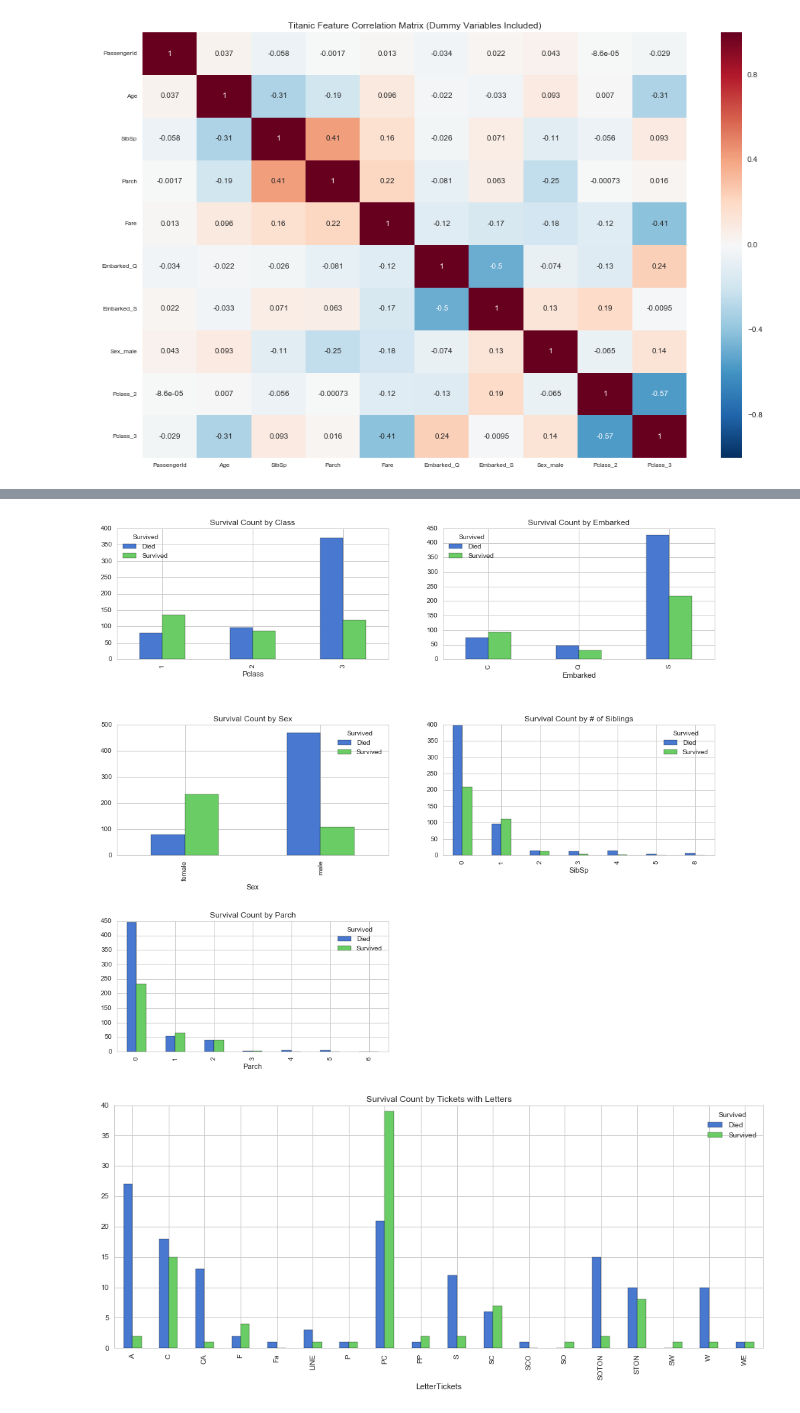
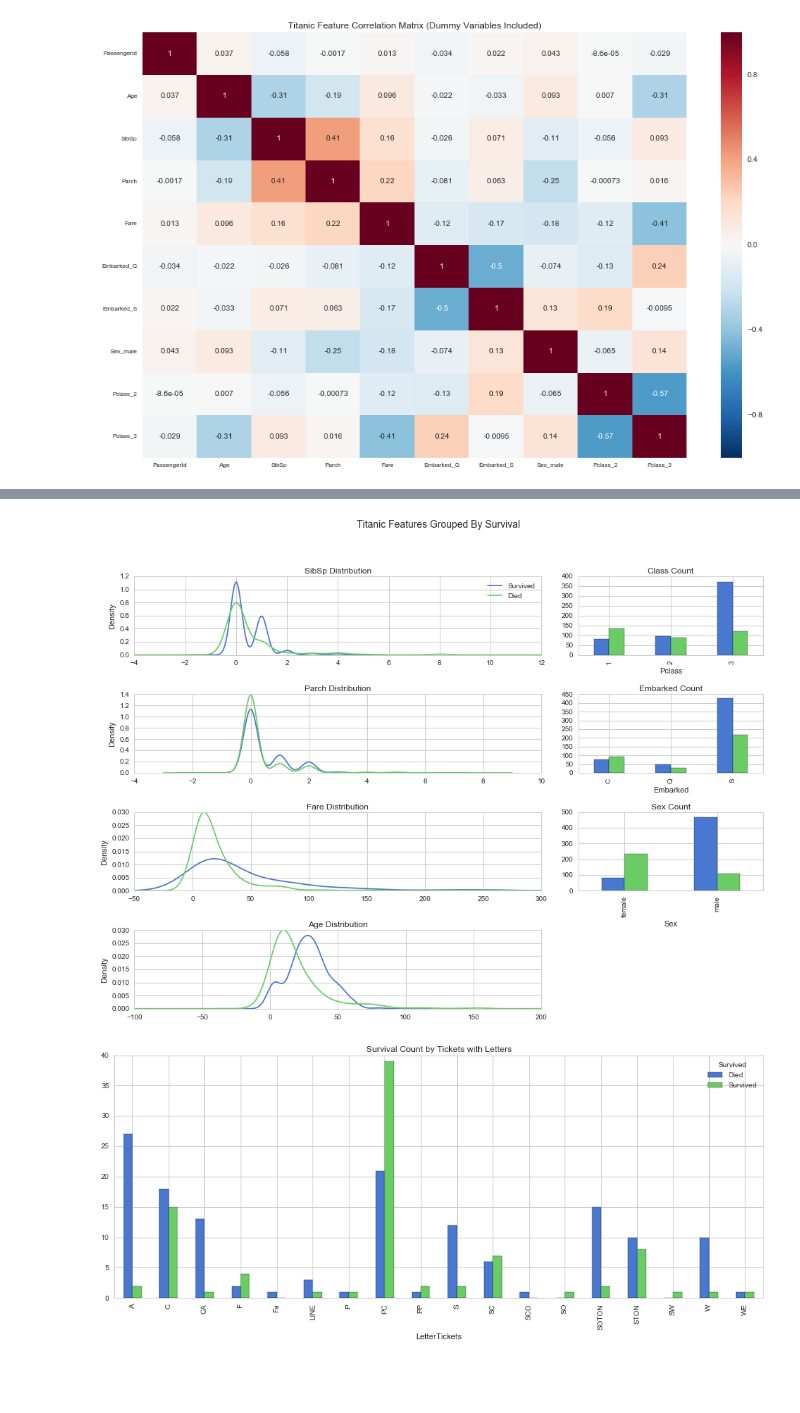
Before and after one commit to bljustice/kaggle, a Jupyter notebook: titanic/titanic_eda.ipynb, the cells around one changed output, grey strips where cells are left out. Drawn from its saved outputs; the diff is of its cells as text; code cells hidden in the pictures; blank space fills up the shorter version.

Commit message:
Updated default bivariate plots to be in one subgrid

```diff
--- a/titanic/titanic_eda.ipynb
+++ b/titanic/titanic_eda.ipynb
@@ -175,24 +162,50 @@ ax2.set_title('Survival by Age Density');
-# %%
-f, ((ax1, ax2), (ax3, ax4), (ax5, ax6)) = plt.subplots(nrows=3, ncols=2, sharex=False, sharey=False, figsize=(16, 14))
-train_df.groupby(['Survived', 'Pclass']).count().unstack('Survived').PassengerId.plot(kind='bar',
-                                                                                      ax=ax1,
-                                                                                      title='Survival Count by Class')
-train_df.groupby(['Survived', 'Embarked']).count().unstack('Survived').PassengerId.plot(kind='bar',
-                                                                                        ax=ax2,
-                                                                                        title='Survival Count by Embarked')
-train_df.groupby(['Survived', 'Sex']).count().unstack('Survived').PassengerId.plot(kind='bar',
-                                                                                   ax=ax3,
-                                                                                   title='Survival Count by Sex')
-train_df.groupby(['Survived', 'SibSp']).count().unstack('Survived').PassengerId.plot(kind='bar',
-                                                                                     ax=ax4,
-                                                                                     title='Survival Count by # of Siblings')
-train_df.groupby(['Survived', 'Parch']).count().unstack('Survived').PassengerId.plot(kind='bar',
-                                                                                     ax=ax5,
-                                                                                     title='Survival Count by Parch')
-f.subplots_adjust(hspace=0.5)
-ax6.axis('off');
-# %% [output]
-[figure, removed]
+# %%
+plt.figure(figsize=(16, 14))
+
+ax1 = plt.subplot2grid((5, 3), (0, 0), colspan=2)
+train_df.SibSp[train_df.Survived == 'Survived'].plot(kind='kde')
+train_df.SibSp[train_df.Survived == 'Died'].plot(kind='kde')
+ax1.set_title('SibSp Distribution')
+ax1.legend(('Survived', 'Died'), loc='best')
+
+ax2 = plt.subplot2grid((5, 3), (1, 0), colspan=2)
+train_df.Parch[train_df.Survived == 'Survived'].plot(kind='kde')
+train_df.Parch[train_df.Survived == 'Died'].plot(kind='kde')
+ax2.set_title('Parch Distribution')
+
+ax3 = plt.subplot2grid((5, 3), (0, 2))
+train_df.groupby(['Survived', 'Pclass']).count().unstack('Survived').PassengerId.plot(kind='bar',
+                                                                                      ax=ax3,
+                                                                                      title='Class Count',
+                                                                                      legend=False)
+ax4 = plt.subplot2grid((5, 3), (1, 2))
+train_df.groupby(['Survived', 'Embarked']).count().unstack('Survived').PassengerId.plot(kind='bar',
+                                                                                        ax=ax4,
+                                                                                        title='Embarked Count',
+                                                                                        legend=False)
+
+ax5 = plt.subplot2grid((5, 3), (2, 2))
+train_df.groupby(['Survived', 'Sex']).count().unstack('Survived').PassengerId.plot(kind='bar',
+                                                                                   ax=ax5,
+                                                                                   title='Sex Count',
+                                                                                   legend=False)
+
+ax6 = plt.subplot2grid((5, 3), (2, 0), colspan=2)
+train_df.Fare[train_df.Survived == 'Survived'].plot(kind='kde')
+train_df.Fare[train_df.Survived == 'Died'].plot(kind='kde')
+ax6.set_xlim(-50, 300)
+ax6.set_title('Fare Distribution')
+
+ax7 = plt.subplot2grid((5, 3), (3, 0), colspan=2)
+train_df.Age[train_df.Survived == 'Survived'].plot(kind='kde')
+train_df.Fare[train_df.Survived == 'Died'].plot(kind='kde')
+ax7.set_xlim(-100, 200)
+ax7.set_title('Age Distribution');
+
+plt.suptitle('Titanic Features Grouped By Survival', fontsize=14)
+plt.subplots_adjust(hspace=0.5);
+# %% [output]
+[figure, added]
 # %%
 train_df['LetterTickets'] = train_df.Ticket.astype(str).str.extract('([A-Za-z]+)', expand=False)
 train_df.loc[train_df.LetterTickets.isnull(), 'LetterTickets'] = 'Other'
```
Also changed, not shown: parts of 3 cells of this notebook.
